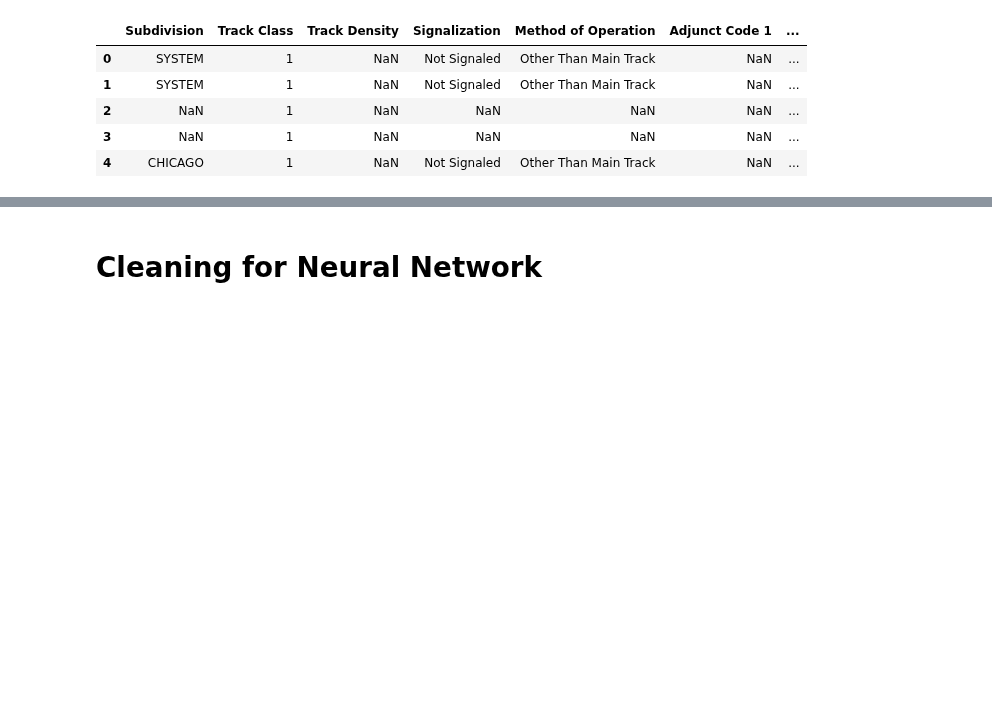
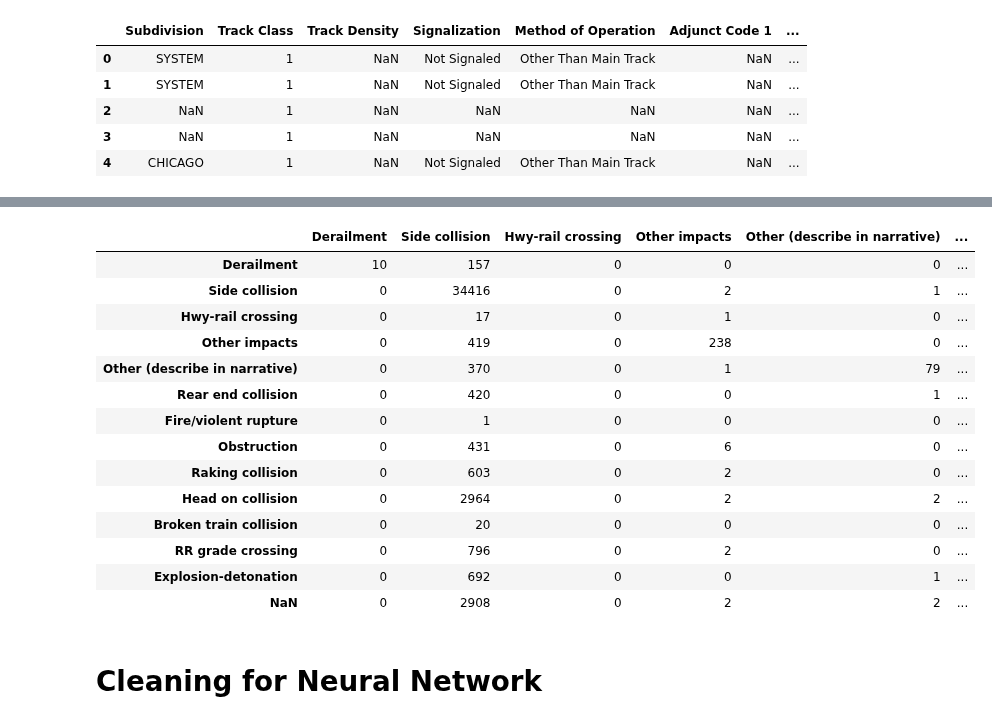
Before and after one commit to ndahlinuvm/Train-Derailment-287Project, a Jupyter notebook: cleaning.ipynb, the cells around one changed output, grey strips where cells are left out. Cells and saved outputs as stored; diff of their text form; code cells hidden in the pictures; blank space fills up the shorter version.

Commit message:
whole preproccessing pipeline for entire dataset completed

```diff
--- a/cleaning.ipynb
+++ b/cleaning.ipynb
@@ -143,0 +150,17 @@ dtype: int64
+# %%
+numeric_transformer = Pipeline(
+    steps=[("imputer", SimpleImputer(strategy="mean")), ("scaler", StandardScaler())]
+)
+categorical_transformer = Pipeline(
+    steps=[
+        ("encoder", OneHotEncoder(handle_unknown="ignore")),
+        ("selector", SelectPercentile(chi2, percentile=50)),
+    ]
+)
+
+preprocessor = ColumnTransformer(
+    transformers=[
+        ("num", numeric_transformer, selector(dtype_exclude=object)),
+        ("cat", categorical_transformer, selector(dtype_include=object)),
+    ]
+)
@@ -144,3 +173,44 @@ dtype: int64
+# %%
+# Testing Preprocessing Pipeline
+from sklearn.ensemble import RandomForestClassifier
+from sklearn.metrics import confusion_matrix, classification_report
+from sklearn.model_selection import train_test_split
+
+def conf_matrix_to_df(conf_matrix, target_names):
+    return pd.DataFrame(conf_matrix, columns=target_names, index=target_names)
+
+rf_pipe = Pipeline(
+    steps=[("preprocessor", preprocessor), ("classifier", RandomForestClassifier())]
+)
+
+# data for test
+X = pd.DataFrame(new_dat.drop('Accident Type',axis=1))
+Y = pd.DataFrame(new_dat.loc[:,'Accident Type'])
+
+x_train, x_test, y_train, y_test = train_test_split(X,Y, test_size=.25)
+
+# testing pipeline with RF
+rf_pipe.fit(x_train,y_train)
+pred = rf_pipe.predict(x_test)
+conf_mat = confusion_matrix(y_test, pred)
+conf_mat_df = conf_matrix_to_df(conf_mat,data['Accident Type'].unique())
+conf_mat_df
+# %% [output]
+|  | Derailment | Side collision | Hwy-rail crossing | Other impacts | Other (describe in narrative) | ... |
+| Derailment | 10 | 157 | 0 | 0 | 0 | ... |
+| Side collision | 0 | 34416 | 0 | 2 | 1 | ... |
+| Hwy-rail crossing | 0 | 17 | 0 | 1 | 0 | ... |
+| Other impacts | 0 | 419 | 0 | 238 | 0 | ... |
+| Other (describe in narrative) | 0 | 370 | 0 | 1 | 79 | ... |
+| Rear end collision | 0 | 420 | 0 | 0 | 1 | ... |
+| Fire/violent rupture | 0 | 1 | 0 | 0 | 0 | ... |
+| Obstruction | 0 | 431 | 0 | 6 | 0 | ... |
+| Raking collision | 0 | 603 | 0 | 2 | 0 | ... |
+| Head on collision | 0 | 2964 | 0 | 2 | 2 | ... |
+| Broken train collision | 0 | 20 | 0 | 0 | 0 | ... |
+| RR grade crossing | 0 | 796 | 0 | 2 | 0 | ... |
+| Explosion-detonation | 0 | 692 | 0 | 0 | 1 | ... |
+| NaN | 0 | 2908 | 0 | 2 | 2 | ... |
 # %% [markdown]
 # Cleaning for Neural Network
 # %%
```
Also changed, not shown: parts of 6 cells of this notebook, 1 other file.
